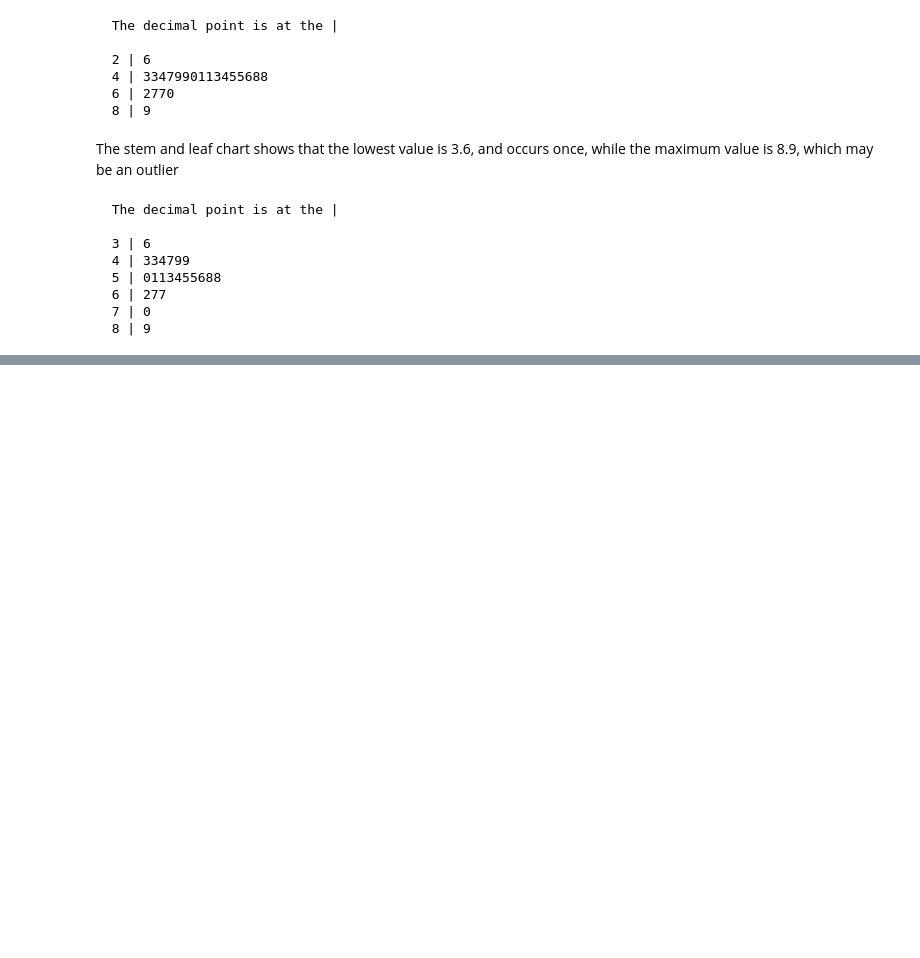
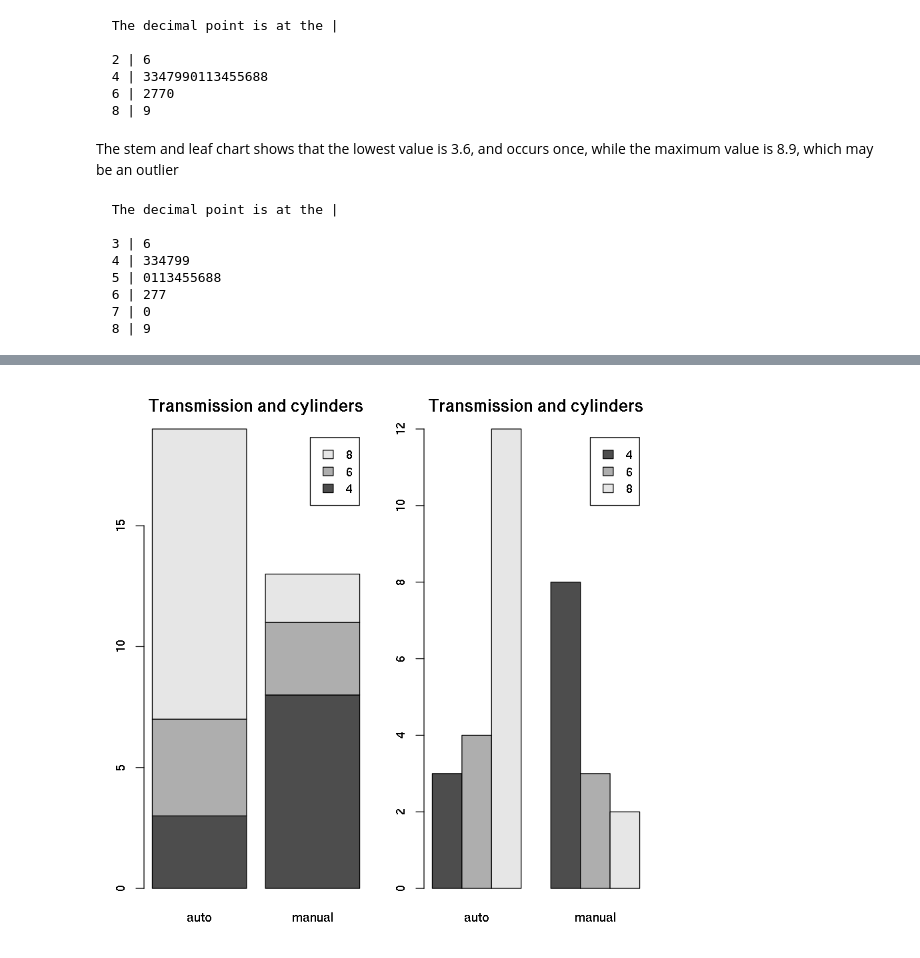
Before and after one commit to naivelogic/exploring_r, a Jupyter notebook: basics/essentiallyR.ipynb, the cells around one changed output, grey strips where cells are left out. Cells and saved outputs as stored; diff of their text form; code cells hidden in the pictures; blank space fills up the shorter version.

```diff
--- a/basics/essentiallyR.ipynb
+++ b/basics/essentiallyR.ipynb
@@ -577,0 +786,7 @@ stem(mp3, scale = 2)
+# %%
+par(mfrow=c(1,2),mar=c(3,3,3,0.5))
+barplot(table(cyl,am),legend.text=TRUE,main="Transmission and cylinders")
+barplot(table(cyl,am),beside=TRUE,legend.text=TRUE,
+main="Transmission and cylinders")
+# %% [output]
+[figure, added]
```
Also changed, not shown: parts of 80 cells of this notebook.
